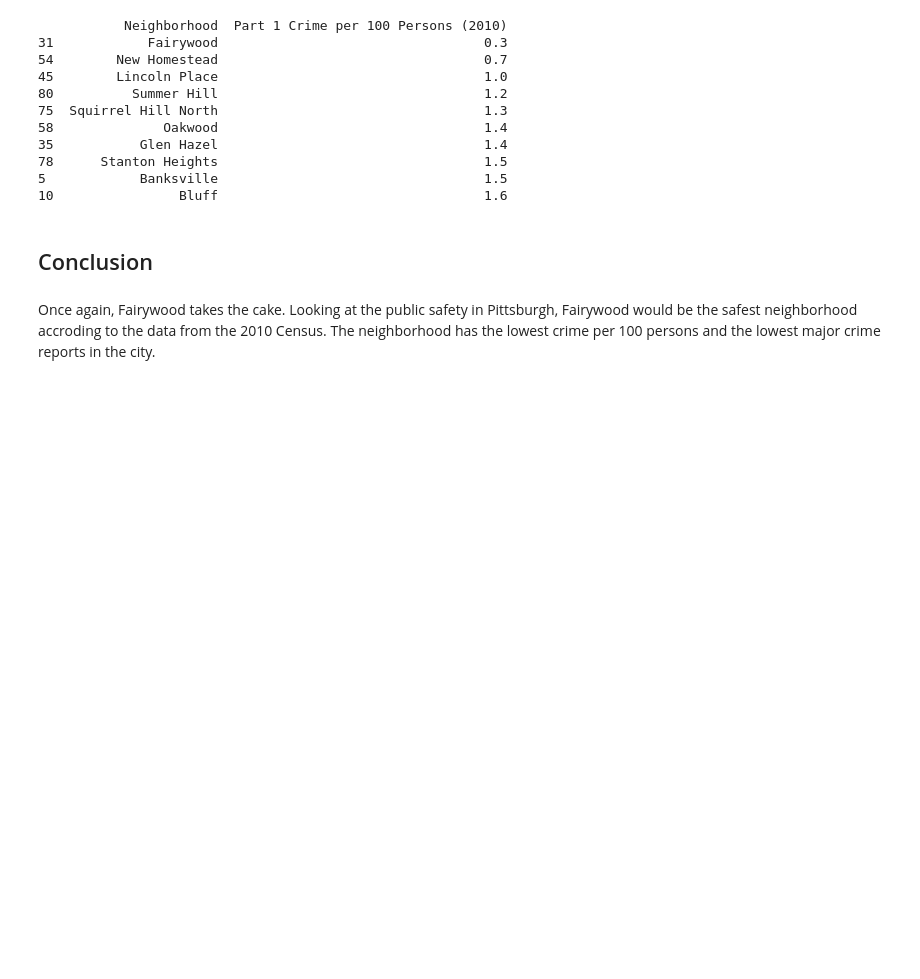
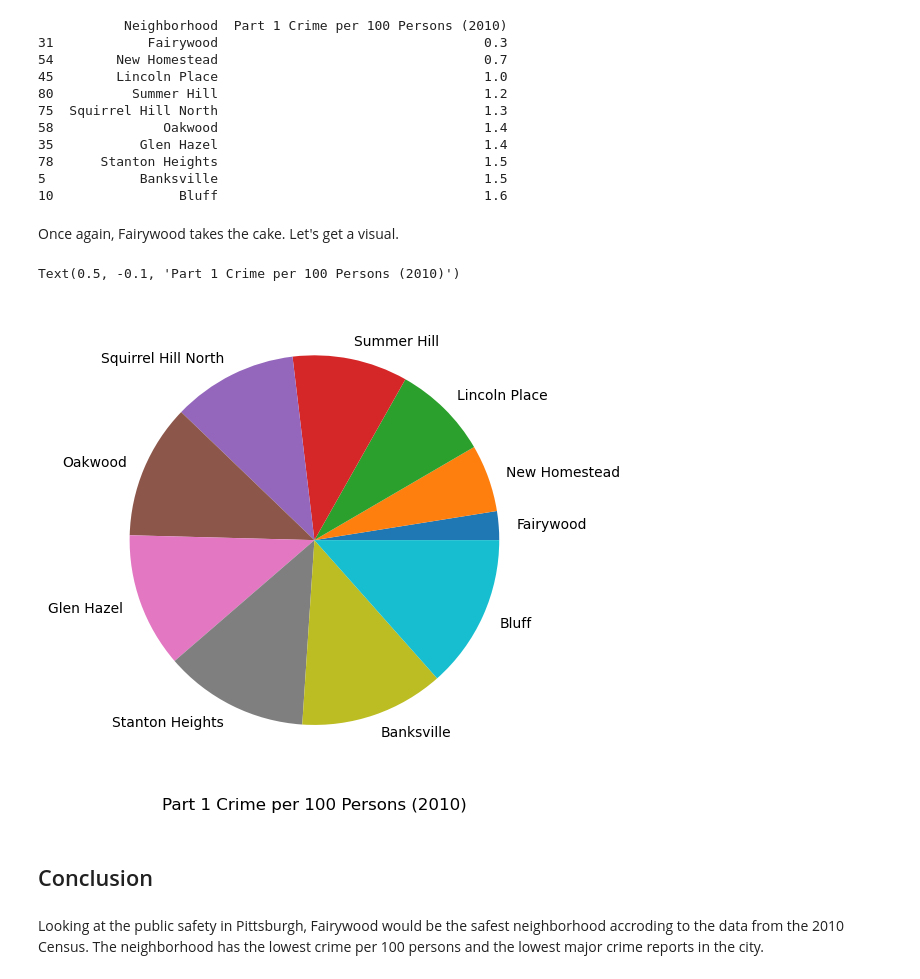
Before and after one commit to nickturek/Group23-Final-Project, a Jupyter notebook: Public_Safety.ipynb, the cells around one changed output. Drawn from its saved outputs; the diff is of its cells as text; code cells hidden in the pictures; blank space fills up the shorter version.

```diff
--- a/Public_Safety.ipynb
+++ b/Public_Safety.ipynb
@@ -69,7 +69,18 @@ print(per_person_df[["Neighborhood", "Part 1 Crime per 100 Persons (2010)"]].hea
 78      Stanton Heights                                  1.5
 5            Banksville                                  1.5
 10                Bluff                                  1.6
-# %% [markdown]
-## Conclusion
 # %% [markdown]
-Once again, Fairywood takes the cake. Looking at the public safety in Pittsburgh, Fairywood would be the safest neighborhood accroding to the data from the 2010 Census. The neighborhood has the lowest crime per 100 persons and the lowest major crime reports in the city.
+Once again, Fairywood takes the cake. Let's get a visual.
+# %%
+
+per_person_df = per_person_df.head(10)
+per_person_df.plot.pie(y = 'Part 1 Crime per 100 Persons (2010)', labels = per_person_df['Neighborhood'], figsize =(10, 6), legend = False)
+plt.ylabel(" ")
+plt.title('Part 1 Crime per 100 Persons (2010)', y = -0.1)
+# %% [output]
+Text(0.5, -0.1, 'Part 1 Crime per 100 Persons (2010)')
+[figure, added]
+# %% [markdown]
+## Conclusion
+# %% [markdown]
+Looking at the public safety in Pittsburgh, Fairywood would be the safest neighborhood accroding to the data from the 2010 Census. The neighborhood has the lowest crime per 100 persons and the lowest major crime reports in the city.
```
Also changed, not shown: parts of 1 cell of this notebook.
